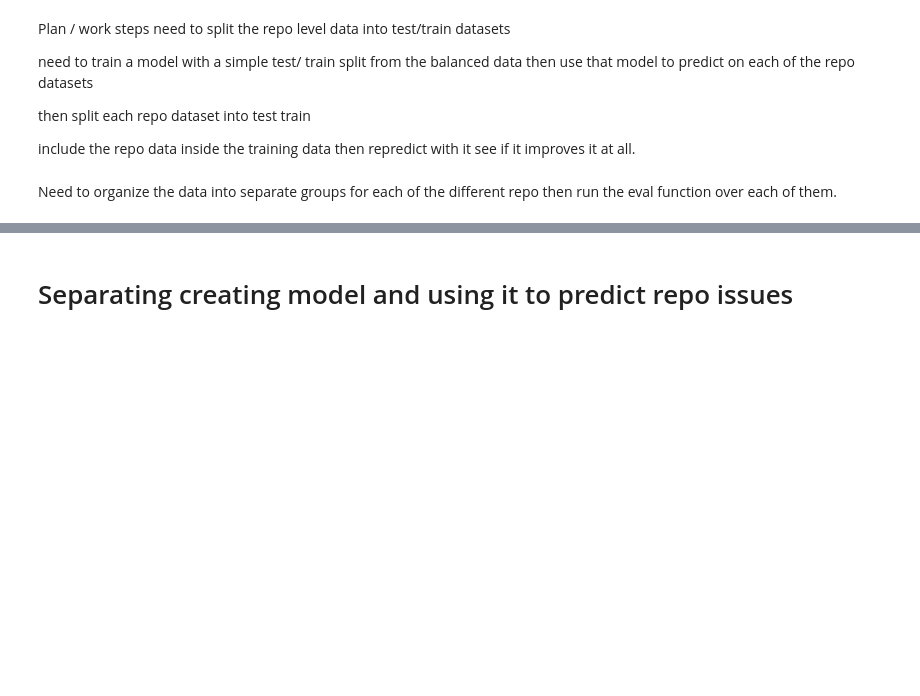
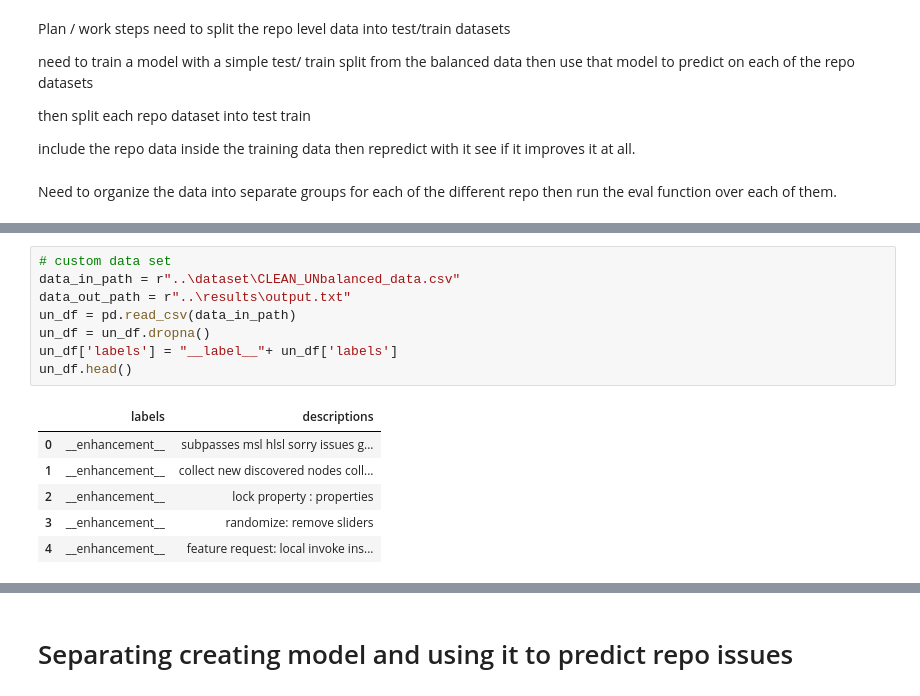
Before and after one commit to btm1837/github_issue_tagger, a Jupyter notebook: src/rq2_eval.ipynb, the cells around one changed output, grey strips where cells are left out. Drawn from its saved outputs; the diff is of its cells as text; blank space fills up the shorter version.

```diff
--- a/src/rq2_eval.ipynb
+++ b/src/rq2_eval.ipynb
@@ -170,0 +185,15 @@ then run the eval function over each of them.
+# %%
+# custom data set
+data_in_path = r"..\dataset\CLEAN_UNbalanced_data.csv"
+data_out_path = r"..\results\output.txt"
+un_df = pd.read_csv(data_in_path)
+un_df = un_df.dropna()
+un_df['labels'] = "__label__"+ un_df['labels']
+un_df.head()
+# %% [output]
+|  | labels | descriptions |
+| 0 | __enhancement__ | subpasses msl hlsl sorry issues g... |
+| 1 | __enhancement__ | collect new discovered nodes coll... |
+| 2 | __enhancement__ | lock property : properties |
+| 3 | __enhancement__ | randomize: remove sliders |
+| 4 | __enhancement__ | feature request: local invoke ins... |
```
Also changed, not shown: parts of 21 cells of this notebook, 2 other files.
